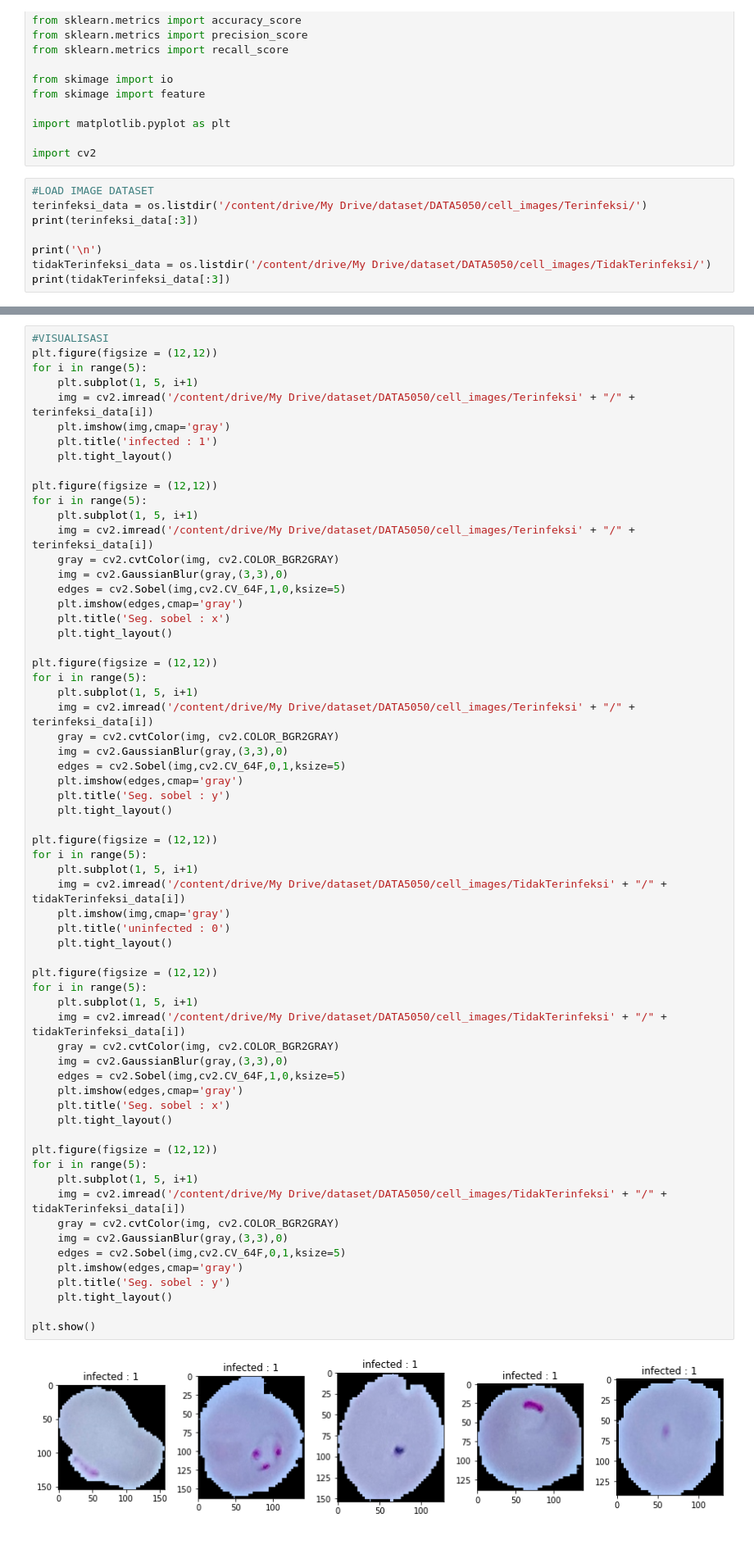
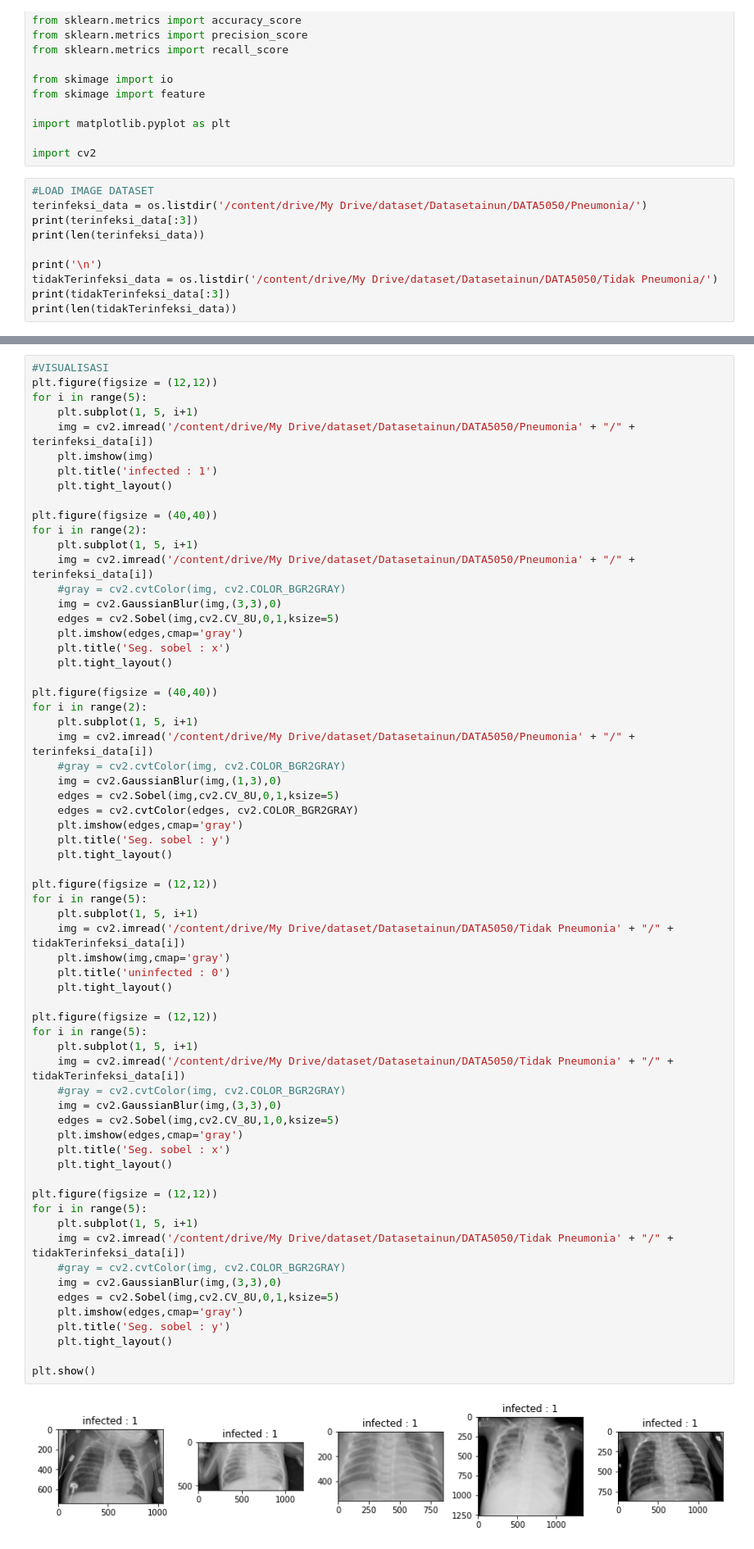
Before and after one commit to HuzainAzis/sobel-humoment-knn, a Jupyter notebook: PraFix.ipynb, the cells around one changed output, grey strips where cells are left out. Shown at 82% size. Cells and saved outputs as stored; diff of their text form.

```diff
--- a/PraFix.ipynb
+++ b/PraFix.ipynb
@@ -31,10 +27,12 @@ import matplotlib.pyplot as plt
 import cv2
 # %%
 #LOAD IMAGE DATASET
-terinfeksi_data = os.listdir('/content/drive/My Drive/dataset/DATA5050/cell_images/Terinfeksi/')
+terinfeksi_data = os.listdir('/content/drive/My Drive/dataset/Datasetainun/DATA5050/Pneumonia/')
 print(terinfeksi_data[:3])
+print(len(terinfeksi_data))
 
 print('\n')
-tidakTerinfeksi_data = os.listdir('/content/drive/My Drive/dataset/DATA5050/cell_images/TidakTerinfeksi/')
+tidakTerinfeksi_data = os.listdir('/content/drive/My Drive/dataset/Datasetainun/DATA5050/Tidak Pneumonia/')
 print(tidakTerinfeksi_data[:3])
+print(len(tidakTerinfeksi_data))
 # %% [output]
@@ -45,65 +45,66 @@ print(tidakTerinfeksi_data[:3])
 # %%
 #VISUALISASI
 plt.figure(figsize = (12,12))
 for i in range(5):
     plt.subplot(1, 5, i+1)
-    img = cv2.imread('/content/drive/My Drive/dataset/DATA5050/cell_images/Terinfeksi' + "/" + terinfeksi_data[i])
-    plt.imshow(img,cmap='gray')
+    img = cv2.imread('/content/drive/My Drive/dataset/Datasetainun/DATA5050/Pneumonia' + "/" + terinfeksi_data[i])
+    plt.imshow(img)
     plt.title('infected : 1')
+    plt.tight_layout()
+
+plt.figure(figsize = (40,40))
+for i in range(2):
+    plt.subplot(1, 5, i+1)
+    img = cv2.imread('/content/drive/My Drive/dataset/Datasetainun/DATA5050/Pneumonia' + "/" + terinfeksi_data[i])
+    #gray = cv2.cvtColor(img, cv2.COLOR_BGR2GRAY)
+    img = cv2.GaussianBlur(img,(3,3),0)
+    edges = cv2.Sobel(img,cv2.CV_8U,0,1,ksize=5)
+    plt.imshow(edges,cmap='gray')
+    plt.title('Seg. sobel : x')
+    plt.tight_layout()
+
+plt.figure(figsize = (40,40))
+for i in range(2):
+    plt.subplot(1, 5, i+1)
+    img = cv2.imread('/content/drive/My Drive/dataset/Datasetainun/DATA5050/Pneumonia' + "/" + terinfeksi_data[i])
+    #gray = cv2.cvtColor(img, cv2.COLOR_BGR2GRAY)
+    img = cv2.GaussianBlur(img,(1,3),0)
+    edges = cv2.Sobel(img,cv2.CV_8U,0,1,ksize=5)
+    edges = cv2.cvtColor(edges, cv2.COLOR_BGR2GRAY)
+    plt.imshow(edges,cmap='gray')
+    plt.title('Seg. sobel : y')
     plt.tight_layout()
 
 plt.figure(figsize = (12,12))
 for i in range(5):
     plt.subplot(1, 5, i+1)
-    img = cv2.imread('/content/drive/My Drive/dataset/DATA5050/cell_images/Terinfeksi' + "/" + terinfeksi_data[i])
-    gray = cv2.cvtColor(img, cv2.COLOR_BGR2GRAY)
-    img = cv2.GaussianBlur(gray,(3,3),0)
-    edges = cv2.Sobel(img,cv2.CV_64F,1,0,ksize=5)
+    img = cv2.imread('/content/drive/My Drive/dataset/Datasetainun/DATA5050/Tidak Pneumonia' + "/" + tidakTerinfeksi_data[i])
+    plt.imshow(img,cmap='gray')
+    plt.title('uninfected : 0')
+    plt.tight_layout()
+
+plt.figure(figsize = (12,12))
+for i in range(5):
+    plt.subplot(1, 5, i+1)
+    img = cv2.imread('/content/drive/My Drive/dataset/Datasetainun/DATA5050/Tidak Pneumonia' + "/" + tidakTerinfeksi_data[i])
+    #gray = cv2.cvtColor(img, cv2.COLOR_BGR2GRAY)
+    img = cv2.GaussianBlur(img,(3,3),0)
+    edges = cv2.Sobel(img,cv2.CV_8U,1,0,ksize=5)
     plt.imshow(edges,cmap='gray')
     plt.title('Seg. sobel : x')
     plt.tight_layout()
 
 plt.figure(figsize = (12,12))
 for i in range(5):
     plt.subplot(1, 5, i+1)
-    img = cv2.imread('/content/drive/My Drive/dataset/DATA5050/cell_images/Terinfeksi' + "/" + terinfeksi_data[i])
-    gray = cv2.cvtColor(img, cv2.COLOR_BGR2GRAY)
-    img = cv2.GaussianBlur(gray,(3,3),0)
-    edges = cv2.Sobel(img,cv2.CV_64F,0,1,ksize=5)
-    plt.imshow(edges,cmap='gray')
-    plt.title('Seg. sobel : y')
-    plt.tight_layout()
-
-plt.figure(figsize = (12,12))
-for i in range(5):
-    plt.subplot(1, 5, i+1)
-    img = cv2.imread('/content/drive/My Drive/dataset/DATA5050/cell_images/TidakTerinfeksi' + "/" + tidakTerinfeksi_data[i])
-    plt.imshow(img,cmap='gray')
-    plt.title('uninfected : 0')
-    plt.tight_layout()
-
-plt.figure(figsize = (12,12))
-for i in range(5):
-    plt.subplot(1, 5, i+1)
-    img = cv2.imread('/content/drive/My Drive/dataset/DATA5050/cell_images/TidakTerinfeksi' + "/" + tidakTerinfeksi_data[i])
-    gray = cv2.cvtColor(img, cv2.COLOR_BGR2GRAY)
-    img = cv2.GaussianBlur(gray,(3,3),0)
-    edges = cv2.Sobel(img,cv2.CV_64F,1,0,ksize=5)
-    plt.imshow(edges,cmap='gray')
-    plt.title('Seg. sobel : x')
-    plt.tight_layout()
-
-plt.figure(figsize = (12,12))
-for i in range(5):
-    plt.subplot(1, 5, i+1)
-    img = cv2.imread('/content/drive/My Drive/dataset/DATA5050/cell_images/TidakTerinfeksi' + "/" + tidakTerinfeksi_data[i])
-    gray = cv2.cvtColor(img, cv2.COLOR_BGR2GRAY)
-    img = cv2.GaussianBlur(gray,(3,3),0)
-    edges = cv2.Sobel(img,cv2.CV_64F,0,1,ksize=5)
+    img = cv2.imread('/content/drive/My Drive/dataset/Datasetainun/DATA5050/Tidak Pneumonia' + "/" + tidakTerinfeksi_data[i])
+    #gray = cv2.cvtColor(img, cv2.COLOR_BGR2GRAY)
+    img = cv2.GaussianBlur(img,(3,3),0)
+    edges = cv2.Sobel(img,cv2.CV_8U,0,1,ksize=5)
     plt.imshow(edges,cmap='gray')
     plt.title('Seg. sobel : y')
     plt.tight_layout()
 
 plt.show()
 # %% [output]
-[figure, old version]
+[figure, new version]
```
Also changed, not shown: parts of 5 cells of this notebook.
